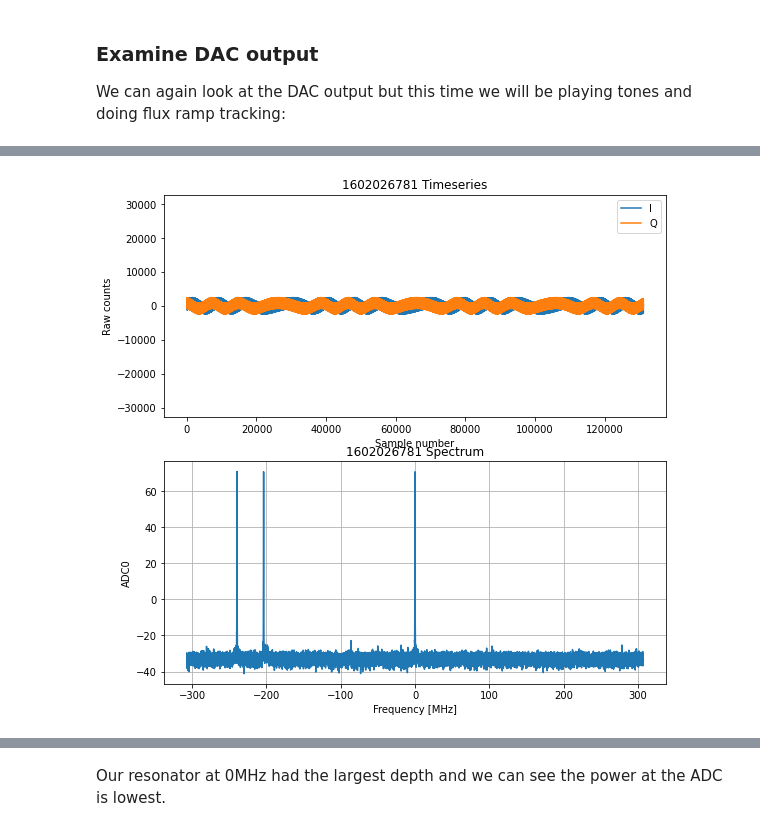
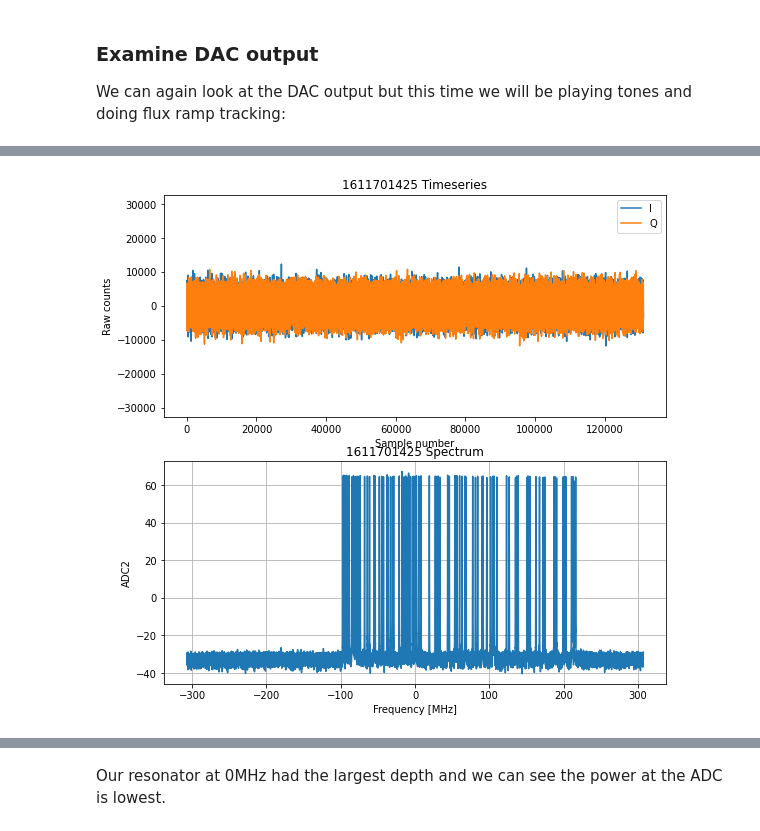
Before and after one commit to slaclab/pysmurf, a Jupyter notebook: scratch/mdewart/intro_to_smurf.ipynb, the cells around one changed output, grey strips where cells are left out. Drawn from its saved outputs; the diff is of its cells as text; code cells hidden in the pictures.

```diff
--- a/scratch/mdewart/intro_to_smurf.ipynb
+++ b/scratch/mdewart/intro_to_smurf.ipynb
@@ -298,7 +207,7 @@ Now let's enable feedback and look at frequency and frequency error
 # %%
 S.set_feedback_enable(band=2, val=1)
 fs = 2.4e6
-f, df, sync = S.take_debug_data(band=2, channel=15, nsamp=2**19, IQstream=0, single_channel_readout=2)
+f, df, sync = S.take_debug_data(band=2, channel=channel, nsamp=2**19, IQstream=0, single_channel_readout=2)
 t = np.arange(len(df))/fs
 plt.subplot(211)
 plt.plot(t, f)
@@ -345,7 +247,7 @@ gain = [8192, 4096, 2048, 1024]
 
 for g in gain:
     S.set_feedback_gain(band=2, val=g)
-    f, df, sync = S.take_debug_data(band=2, channel=15, nsamp=2**19, IQstream=0, single_channel_readout=2)
+    f, df, sync = S.take_debug_data(band=2, channel=channel, nsamp=2**19, IQstream=0, single_channel_readout=2)
 
     plt.subplot(211)
     freq, pxx = signal.welch(f, nperseg=len(f)/8, fs=fs)
@@ -420,6 +300,6 @@ lms_enable1 = 1 (track fundamental phi0 response)
 lms_enable2 = 0 (don't track 2nd harmoncis of phi0 response)
 lms_enable3 = 0 (don't track 3rd harmonic of phi0 response)
 # %%
-S.set_feedback_enable(2, 0)
-S.tracking_setup(band=2, channel=15, reset_rate_khz=4, n_phi0=4, lms_freq_hz=None, meas_flux_ramp_amp=True, make_plot=True, lms_gain=5, feedback_start_frac=0.25, feedback_end_frac=1-0.25, lms_enable1=1, lms_enable2=0, lms_enable3=0)
+S.set_feedback_gain(2, 2048)
+S.tracking_setup(band=2, channel=channel, reset_rate_khz=4, n_phi0=4, lms_freq_hz=None, meas_flux_ramp_amp=True, make_plot=True, lms_gain=5, feedback_start_frac=0.125, feedback_end_frac=1-0.125, lms_enable1=1, lms_enable2=0, lms_enable3=0)
 # %% [output]
@@ -506,0 +422,5 @@ Our error signal is cleaned up and we are now tracking 3 harmonics of the phi0 r
+# %%
+S.run_iv(range(8), overbias_voltage=19.1,
+         bias_high=10, bias_step=0.01,
+         wait_time=0.1, high_current_mode=False,
+         overbias_wait=0.5, cool_wait=60, make_plot=True)
@@ -508,5 +482,5 @@ Our error signal is cleaned up and we are now tracking 3 harmonics of the phi0 r
 ### Examine DAC output
 We can again look at the DAC output but this time we will be playing tones and doing flux ramp tracking:
 # %%
-dac_data = S.read_dac_data(data_length=2**16, band=0, make_plot=True, show_plot=True)
+dac_data = S.read_dac_data(data_length=2**16, band=2, make_plot=True, show_plot=True)
 # %% [output]
@@ -517,2 +487,2 @@ dac_data = S.read_dac_data(data_length=2**16, band=0, make_plot=True, show_plot=
-[figure, old version]
+[figure, new version]
 # %%
```
Also changed, not shown: parts of 36 cells of this notebook.
